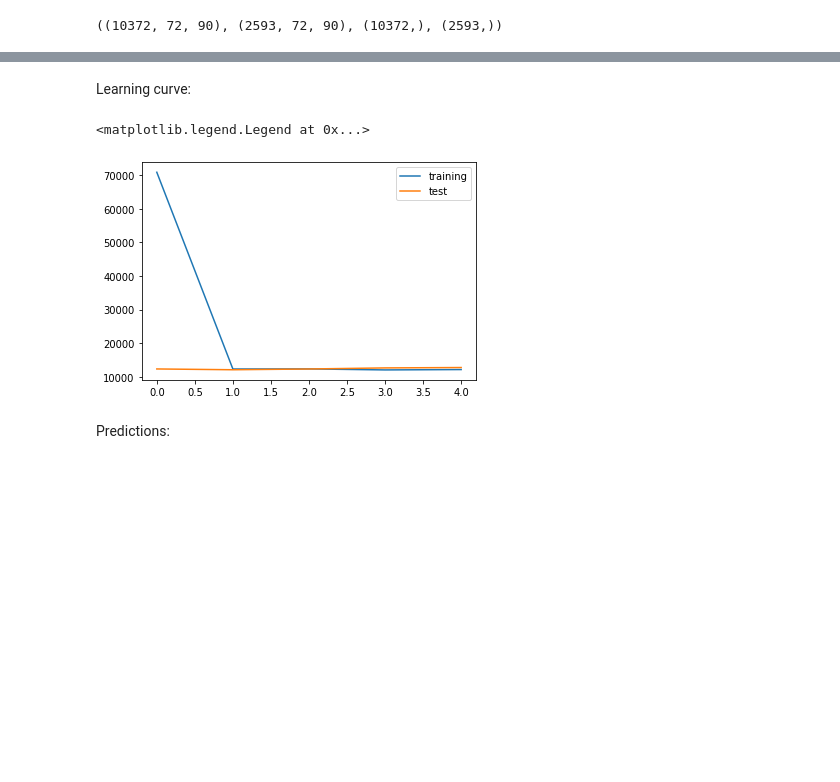
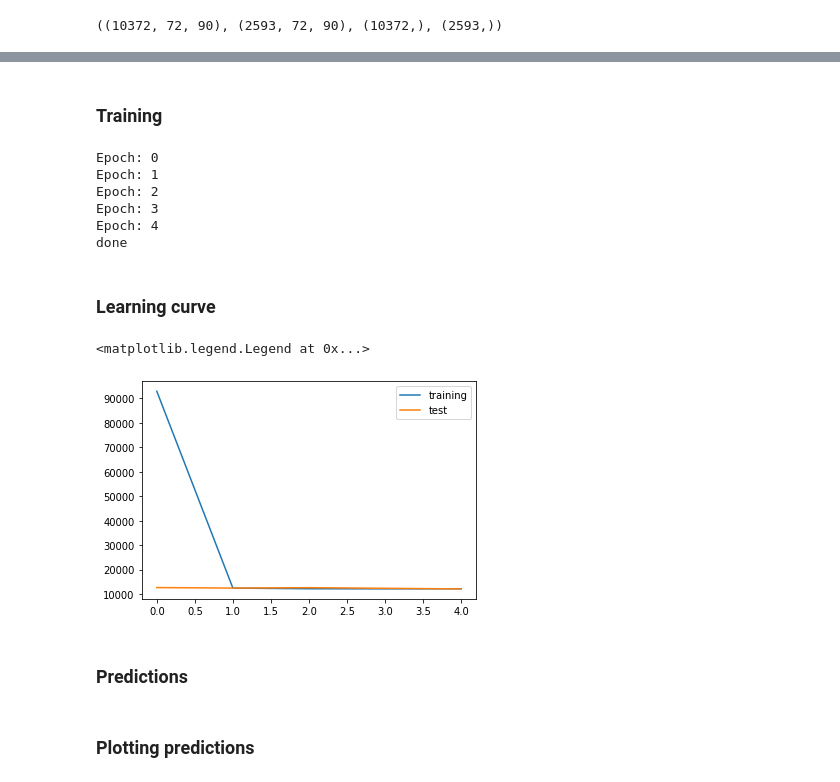
Before and after one commit to i4Ds/rodem-sp-tutorial-2021, a Jupyter notebook: notebooks/SOHO_sunspots_dataset.ipynb, the cells around one changed output, grey strips where cells are left out. Saved outputs shown, nothing was run; the diff lists cells and outputs as text; code cells hidden in the pictures; blank space fills up the shorter version.

```diff
--- a/notebooks/SOHO_sunspots_dataset.ipynb
+++ b/notebooks/SOHO_sunspots_dataset.ipynb
@@ -245,12 +213,57 @@ Epoch 5/5
-# %% [markdown]
-Learning curve:
+# %% [markdown]
+### Training
+# %%
+from torch.nn import Sequential, Linear, ReLU
+from torch.optim import Adam
+from torch.nn import MSELoss
+
+
+model = Sequential(
+  Linear(X_train_dense.shape[1], 500), ReLU(),
+  Linear(500, 300), ReLU(),
+  Linear(300, 1) )
+
+optim = Adam(model.parameters())
+mse = MSELoss()
+
+losses_train = []
+losses_test = []
+
+for i in range (5):
+   ltr = 0.0
+   lte = 0.0
+   print ("Epoch: "+str(i))
+   for j in range(len(X_train_dense_split)):
+      model.zero_grad()
+      result = model(X_train_dense_split[j]).view(-1)
+      loss = mse(result,y_train_split[j])
+      loss.backward()
+      optim.step()
+      ltr+=loss.detach()
+   for j in range(len(X_test_dense_split)):
+      result = model(X_test_dense_split[j]).view(-1)
+      loss = mse(result,y_test_split[j])
+      lte+=loss.detach()
+   losses_train.append(ltr/len(X_train_dense_split))
+   losses_test.append(lte/len(X_test_dense_split))
+
+print ("done")
+# %% [output]
+Epoch: 0
+Epoch: 1
+Epoch: 2
+Epoch: 3
+Epoch: 4
+done
+# %% [markdown]
+### Learning curve
 # %%
-plt.plot( log.history['loss'], label='training' )
-plt.plot( log.history['val_loss'], label='test' )
+plt.plot( losses_train, label='training' )
+plt.plot( losses_test, label='test' )
 plt.legend()
 # %% [output]
 <matplotlib.legend.Legend at 0x...>
-[figure, old version]
+[figure, new version]
-# %% [markdown]
-Predictions:
+# %% [markdown]
+### Predictions
 # %%
@@ -258,3 +271,5 @@ y_test_pred = model.predict( X_test_dense )
+# %% [markdown]
+### Plotting predictions
 # %%
 plt.scatter( y_test_pred, y_test )
 plt.xlabel("predicted")
```
Also changed, not shown: parts of 28 cells of this notebook.
